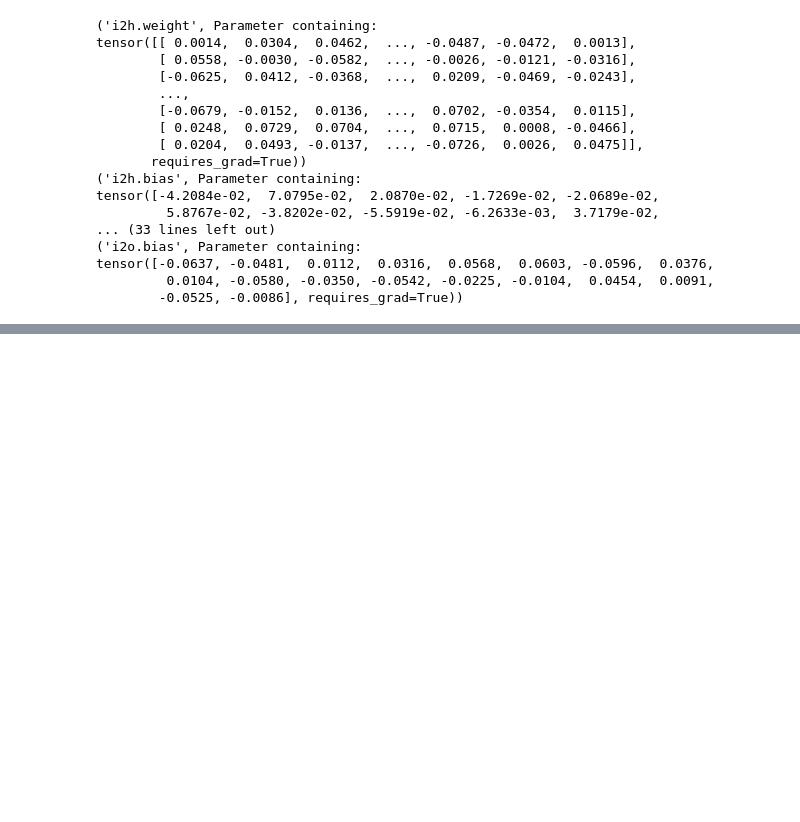
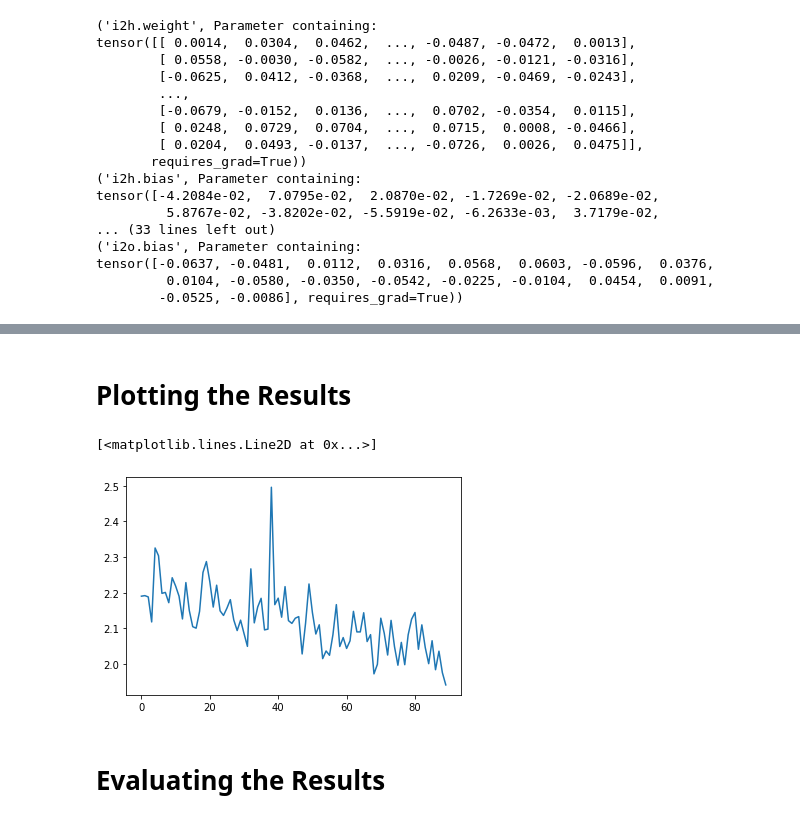
Before and after one commit to YHWOO13/JBNU-2021-Summer, a Jupyter notebook: Pytorch tutorial/Text/NLP FROM SCRATCH_ CLASSIFYING NAMES WITH A CHARACTER-LEVEL RNN.ipynb, the cells around one changed output, grey strips where cells are left out. Saved outputs shown, nothing was run; the diff lists cells and outputs as text; code cells hidden in the pictures; blank space fills up the shorter version.

```diff
--- a/Pytorch tutorial/Text/NLP FROM SCRATCH_ CLASSIFYING NAMES WITH A CHARACTER-LEVEL RNN.ipynb
+++ b/Pytorch tutorial/Text/NLP FROM SCRATCH_ CLASSIFYING NAMES WITH A CHARACTER-LEVEL RNN.ipynb
@@ -269,0 +334,13 @@ tensor([-0.0637, -0.0481,  0.0112,  0.0316,  0.0568,  0.0603, -0.0596,  0.0376,
+# %% [markdown]
+# Plotting the Results
+# %%
+import matplotlib.pyplot as plt
+import matplotlib.ticker as ticker
+
+plt.figure()
+plt.plot(all_losses)
+# %% [output]
+[<matplotlib.lines.Line2D at 0x...>]
+[figure, added]
+# %% [markdown]
+# Evaluating the Results
```
Also changed, not shown: parts of 3 cells of this notebook, 3 other files.
